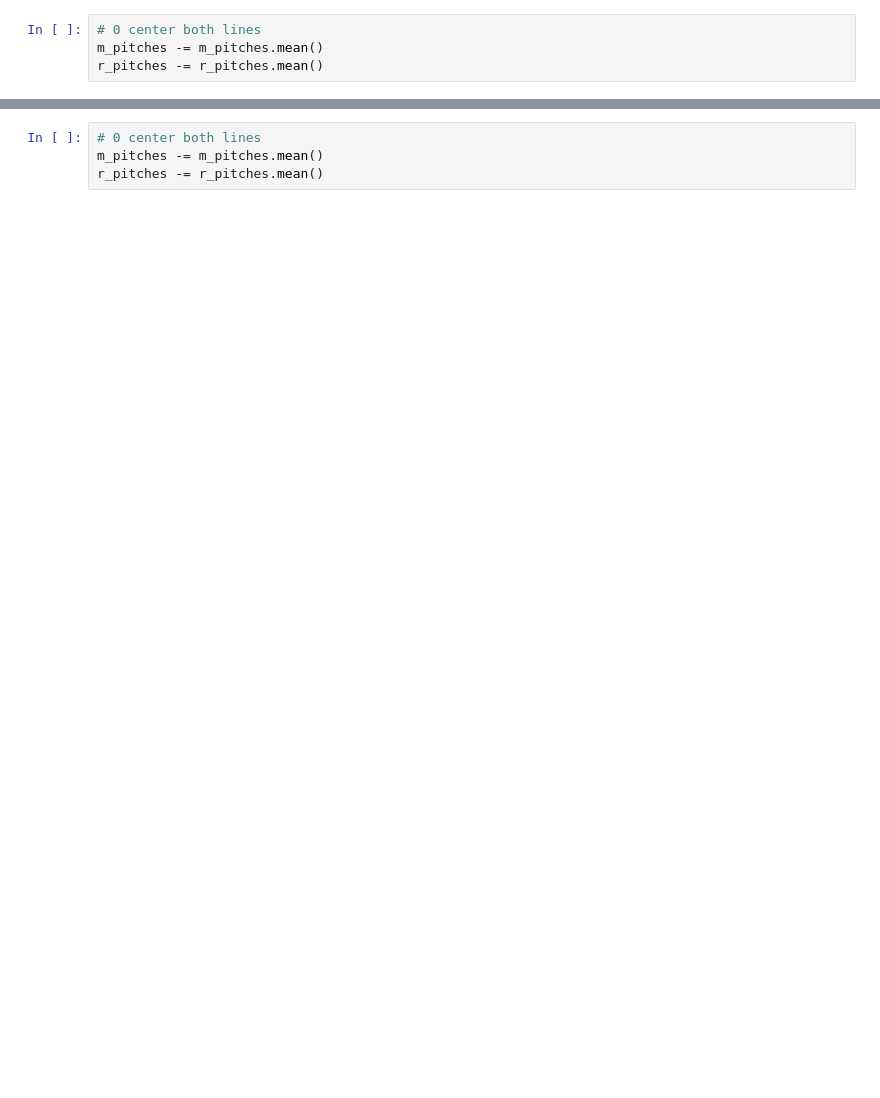
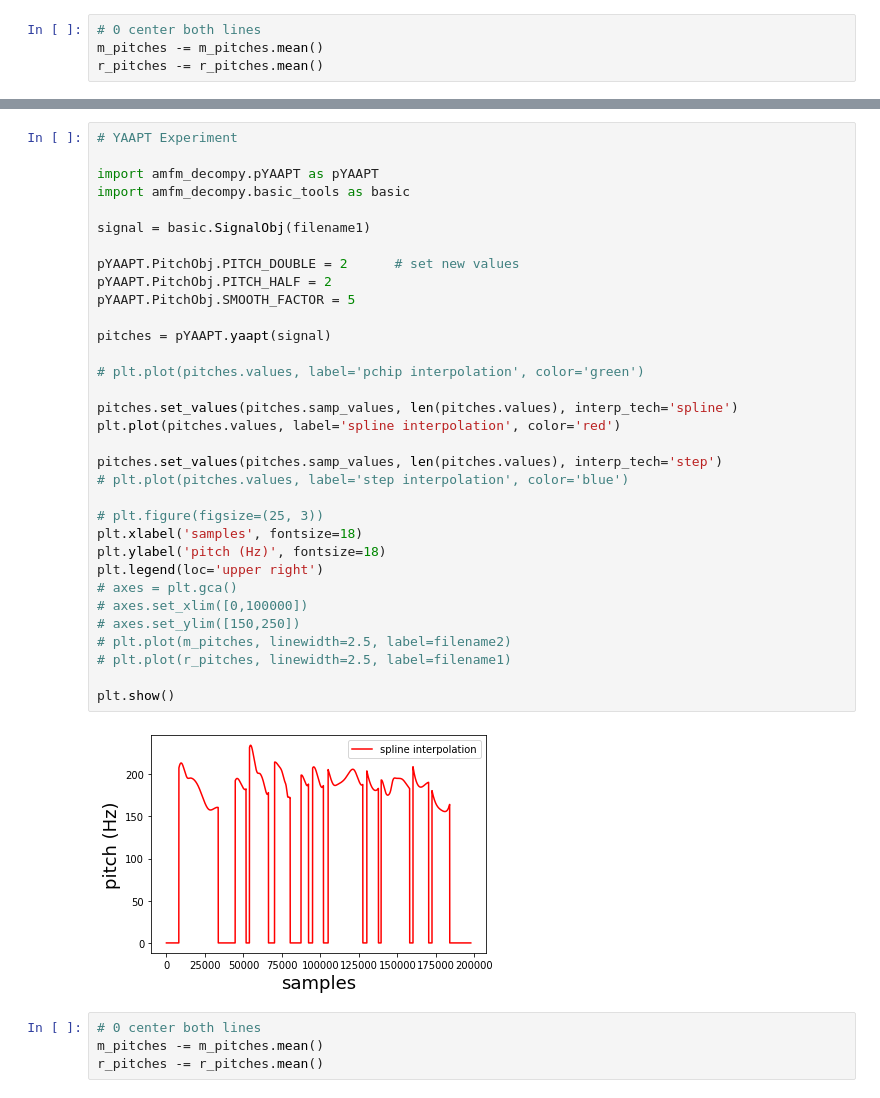
Before and after one commit to aprilmelody93/Pitch-Noodle, a Jupyter notebook: Version1.ipynb, the cells around one changed output, grey strips where cells are left out. Saved outputs shown, nothing was run; the diff lists cells and outputs as text; blank space fills up the shorter version.

```diff
--- a/Version1.ipynb
+++ b/Version1.ipynb
@@ -172,6 +178,41 @@ pitches = pitches.samp_values
 start = np.argmax(pitches > 0)
 pitches = pitches[start:]
 m_pitches = np.ma.masked_where(pitches <= 0, pitches)
+# %%
+# YAAPT Experiment
+
+import amfm_decompy.pYAAPT as pYAAPT
+import amfm_decompy.basic_tools as basic
+
+signal = basic.SignalObj(filename1)
+
+pYAAPT.PitchObj.PITCH_DOUBLE = 2      # set new values
+pYAAPT.PitchObj.PITCH_HALF = 2
+pYAAPT.PitchObj.SMOOTH_FACTOR = 5
+
+pitches = pYAAPT.yaapt(signal)
+
+# plt.plot(pitches.values, label='pchip interpolation', color='green')
+
+pitches.set_values(pitches.samp_values, len(pitches.values), interp_tech='spline')
+plt.plot(pitches.values, label='spline interpolation', color='red')
+
+pitches.set_values(pitches.samp_values, len(pitches.values), interp_tech='step')
+# plt.plot(pitches.values, label='step interpolation', color='blue')
+
+# plt.figure(figsize=(25, 3))
+plt.xlabel('samples', fontsize=18)
+plt.ylabel('pitch (Hz)', fontsize=18)
+plt.legend(loc='upper right')
+# axes = plt.gca()
+# axes.set_xlim([0,100000])
+# axes.set_ylim([150,250])
+# plt.plot(m_pitches, linewidth=2.5, label=filename2)
+# plt.plot(r_pitches, linewidth=2.5, label=filename1)
+
+plt.show()
+# %% [output]
+[figure, added]
 # %%
 # 0 center both lines
 m_pitches -= m_pitches.mean()
```
Also changed, not shown: parts of 6 cells of this notebook, 13 other files.
